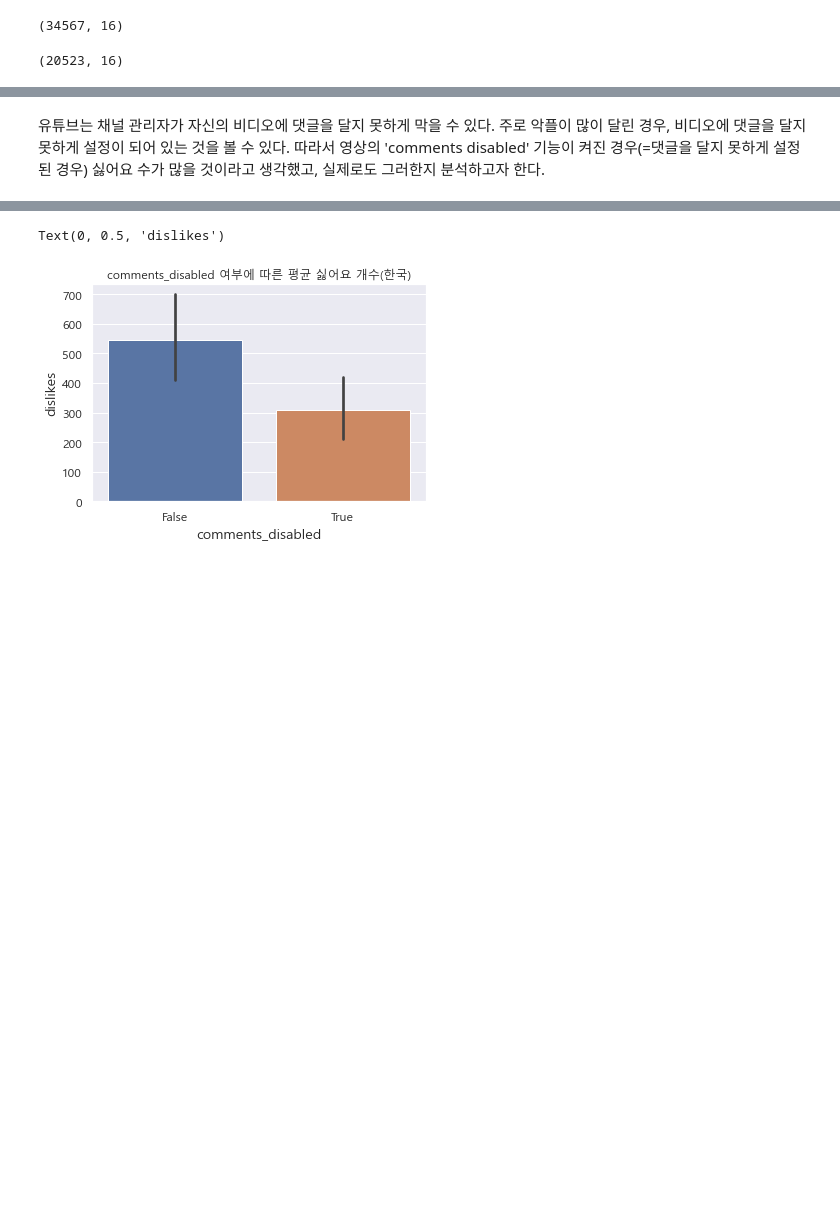
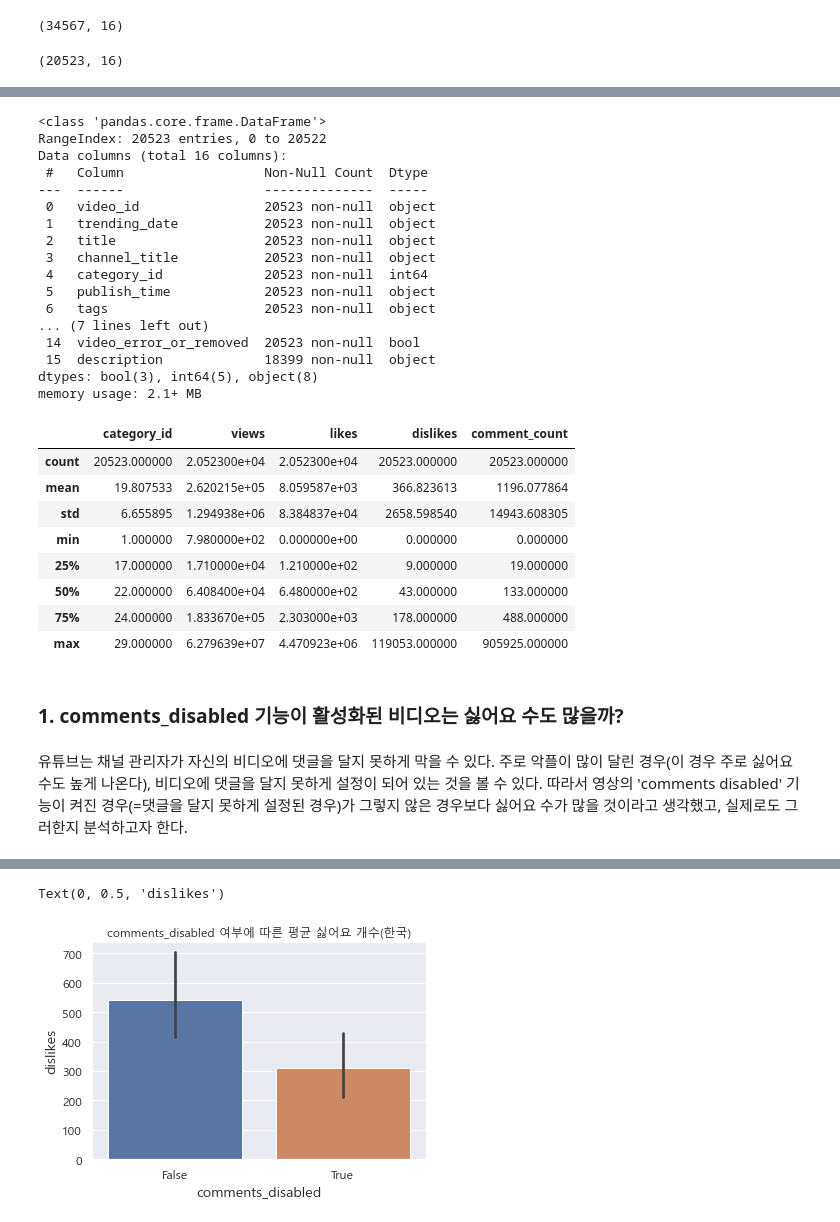
Before and after one commit to wrkurdrm/esaa, a Jupyter notebook: youtube.ipynb, the cells around one changed output, grey strips where cells are left out. Cells and saved outputs as stored; diff of their text form; code cells hidden in the pictures; blank space fills up the shorter version.

```diff
--- a/youtube.ipynb
+++ b/youtube.ipynb
@@ -166,2 +83,36 @@ KRvideos.head()
+# %%
+JPvideos.info()
+JPvideos.describe()
+# %% [output]
+<class 'pandas.core.frame.DataFrame'>
+RangeIndex: 20523 entries, 0 to 20522
+Data columns (total 16 columns):
+ #   Column                  Non-Null Count  Dtype
+---  ------                  --------------  -----
+ 0   video_id                20523 non-null  object
+ 1   trending_date           20523 non-null  object
+ 2   title                   20523 non-null  object
+ 3   channel_title           20523 non-null  object
+ 4   category_id             20523 non-null  int64
+ 5   publish_time            20523 non-null  object
+ 6   tags                    20523 non-null  object
+... (7 lines left out)
+ 14  video_error_or_removed  20523 non-null  bool
+ 15  description             18399 non-null  object
+dtypes: bool(3), int64(5), object(8)
+memory usage: 2.1+ MB
+|  | category_id | views | likes | dislikes | comment_count |
+| count | 20523.000000 | 2.052300e+04 | 2.052300e+04 | 20523.000000 | 20523.000000 |
+| mean | 19.807533 | 2.620215e+05 | 8.059587e+03 | 366.823613 | 1196.077864 |
+| std | 6.655895 | 1.294938e+06 | 8.384837e+04 | 2658.598540 | 14943.608305 |
+| min | 1.000000 | 7.980000e+02 | 0.000000e+00 | 0.000000 | 0.000000 |
+| 25% | 17.000000 | 1.710000e+04 | 1.210000e+02 | 9.000000 | 19.000000 |
+| 50% | 22.000000 | 6.408400e+04 | 6.480000e+02 | 43.000000 | 133.000000 |
+| 75% | 24.000000 | 1.833670e+05 | 2.303000e+03 | 178.000000 | 488.000000 |
+| max | 29.000000 | 6.279639e+07 | 4.470923e+06 | 119053.000000 | 905925.000000 |
+# %% [markdown]
+### 1. comments_disabled 기능이 활성화된 비디오는 싫어요 수도 많을까?
 # %% [markdown]
-유튜브는 채널 관리자가 자신의 비디오에 댓글을 달지 못하게 막을 수 있다. 주로 악플이 많이 달린 경우, 비디오에 댓글을 달지 못하게 설정이 되어 있는 것을 볼 수 있다. 따라서 영상의 'comments disabled' 기능이 켜진 경우(=댓글을 달지 못하게 설정된 경우) 싫어요 수가 많을 것이라고 생각했고, 실제로도 그러한지 분석하고자 한다.
+
+
+유튜브는 채널 관리자가 자신의 비디오에 댓글을 달지 못하게 막을 수 있다. 주로 악플이 많이 달린 경우(이 경우 주로 싫어요 수도 높게 나온다), 비디오에 댓글을 달지 못하게 설정이 되어 있는 것을 볼 수 있다. 따라서 영상의 'comments disabled' 기능이 켜진 경우(=댓글을 달지 못하게 설정된 경우)가 그렇지 않은 경우보다 싫어요 수가 많을 것이라고 생각했고, 실제로도 그러한지 분석하고자 한다.
```
Also changed, not shown: parts of 24 cells of this notebook.
